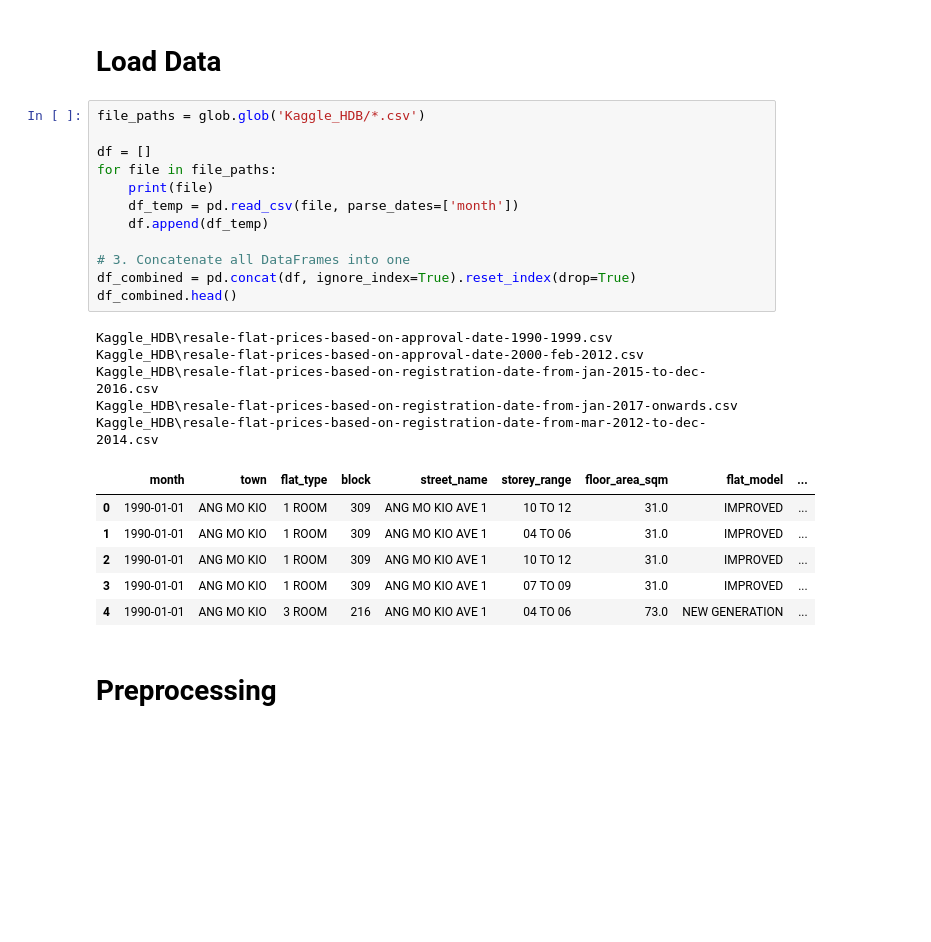
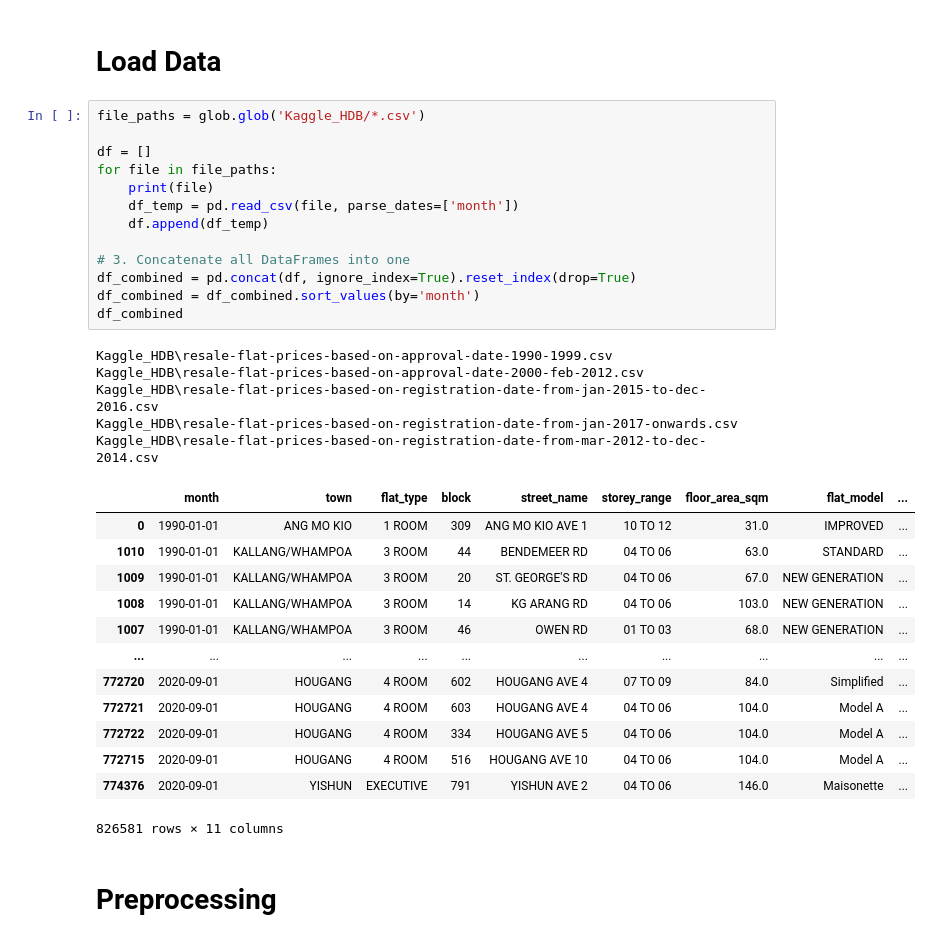
Before and after one commit to featherineaugustus/HDB-EDA, a Jupyter notebook: main.ipynb, the cells around one changed output. Cells and saved outputs as stored; diff of their text form; blank space fills up the shorter version.

```diff
--- a/main.ipynb
+++ b/main.ipynb
@@ -29,27 +34,35 @@ from sklearn.preprocessing import MinMaxScaler
 # %%
 file_paths = glob.glob('Kaggle_HDB/*.csv')
 
 df = []
 for file in file_paths:
     print(file)
     df_temp = pd.read_csv(file, parse_dates=['month'])
     df.append(df_temp)
 
 # 3. Concatenate all DataFrames into one
 df_combined = pd.concat(df, ignore_index=True).reset_index(drop=True)
-df_combined.head()
+df_combined = df_combined.sort_values(by='month')
+df_combined
 # %% [output]
 Kaggle_HDB\resale-flat-prices-based-on-approval-date-1990-1999.csv
 Kaggle_HDB\resale-flat-prices-based-on-approval-date-2000-feb-2012.csv
 Kaggle_HDB\resale-flat-prices-based-on-registration-date-from-jan-2015-to-dec-2016.csv
 Kaggle_HDB\resale-flat-prices-based-on-registration-date-from-jan-2017-onwards.csv
 Kaggle_HDB\resale-flat-prices-based-on-registration-date-from-mar-2012-to-dec-2014.csv
 |  | month | town | flat_type | block | street_name | storey_range | floor_area_sqm | flat_model | ... |
 | 0 | 1990-01-01 | ANG MO KIO | 1 ROOM | 309 | ANG MO KIO AVE 1 | 10 TO 12 | 31.0 | IMPROVED | ... |
-| 1 | 1990-01-01 | ANG MO KIO | 1 ROOM | 309 | ANG MO KIO AVE 1 | 04 TO 06 | 31.0 | IMPROVED | ... |
-| 2 | 1990-01-01 | ANG MO KIO | 1 ROOM | 309 | ANG MO KIO AVE 1 | 10 TO 12 | 31.0 | IMPROVED | ... |
-| 3 | 1990-01-01 | ANG MO KIO | 1 ROOM | 309 | ANG MO KIO AVE 1 | 07 TO 09 | 31.0 | IMPROVED | ... |
-| 4 | 1990-01-01 | ANG MO KIO | 3 ROOM | 216 | ANG MO KIO AVE 1 | 04 TO 06 | 73.0 | NEW GENERATION | ... |
+| 1010 | 1990-01-01 | KALLANG/WHAMPOA | 3 ROOM | 44 | BENDEMEER RD | 04 TO 06 | 63.0 | STANDARD | ... |
+| 1009 | 1990-01-01 | KALLANG/WHAMPOA | 3 ROOM | 20 | ST. GEORGE'S RD | 04 TO 06 | 67.0 | NEW GENERATION | ... |
+| 1008 | 1990-01-01 | KALLANG/WHAMPOA | 3 ROOM | 14 | KG ARANG RD | 04 TO 06 | 103.0 | NEW GENERATION | ... |
+| 1007 | 1990-01-01 | KALLANG/WHAMPOA | 3 ROOM | 46 | OWEN RD | 01 TO 03 | 68.0 | NEW GENERATION | ... |
+| ... | ... | ... | ... | ... | ... | ... | ... | ... | ... |
+| 772720 | 2020-09-01 | HOUGANG | 4 ROOM | 602 | HOUGANG AVE 4 | 07 TO 09 | 84.0 | Simplified | ... |
+| 772721 | 2020-09-01 | HOUGANG | 4 ROOM | 603 | HOUGANG AVE 4 | 04 TO 06 | 104.0 | Model A | ... |
+| 772722 | 2020-09-01 | HOUGANG | 4 ROOM | 334 | HOUGANG AVE 5 | 04 TO 06 | 104.0 | Model A | ... |
+| 772715 | 2020-09-01 | HOUGANG | 4 ROOM | 516 | HOUGANG AVE 10 | 04 TO 06 | 104.0 | Model A | ... |
+| 774376 | 2020-09-01 | YISHUN | EXECUTIVE | 791 | YISHUN AVE 2 | 04 TO 06 | 146.0 | Maisonette | ... |
+826581 rows × 11 columns
 # %% [markdown]
 # Preprocessing
 # %%
```
Also changed, not shown: parts of 23 cells of this notebook, 2 other files.
